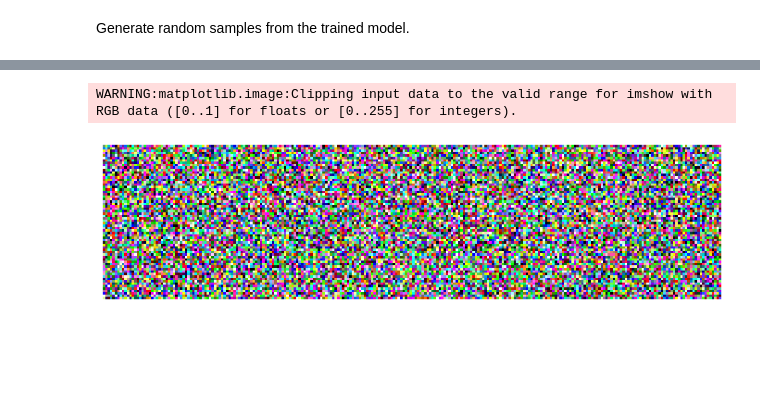
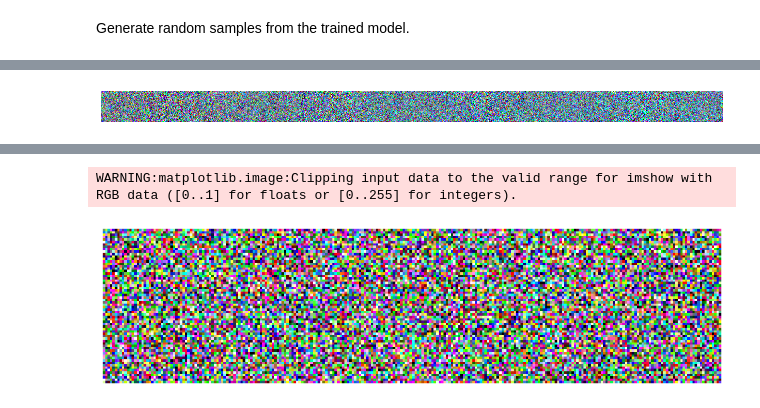
Before and after one commit to MehdiJmlkh/Deep-Learning-Course-Homeworks-S2024, a Jupyter notebook: HW4/DDPM.ipynb, the cells around one changed output, grey strips where cells are left out. Saved outputs shown, nothing was run; the diff lists cells and outputs as text; code cells hidden in the pictures; blank space fills up the shorter version.

```diff
--- a/HW4/DDPM.ipynb
+++ b/HW4/DDPM.ipynb
@@ -1236,0 +1266,3 @@ s = ddpm.sample(5)
+# %%
+plot_images(s[:5])
+# %% [output]
@@ -1236,0 +1270 @@ s = ddpm.sample(5)
+[figure, added]
```
Also changed, not shown: parts of 12 cells of this notebook.
